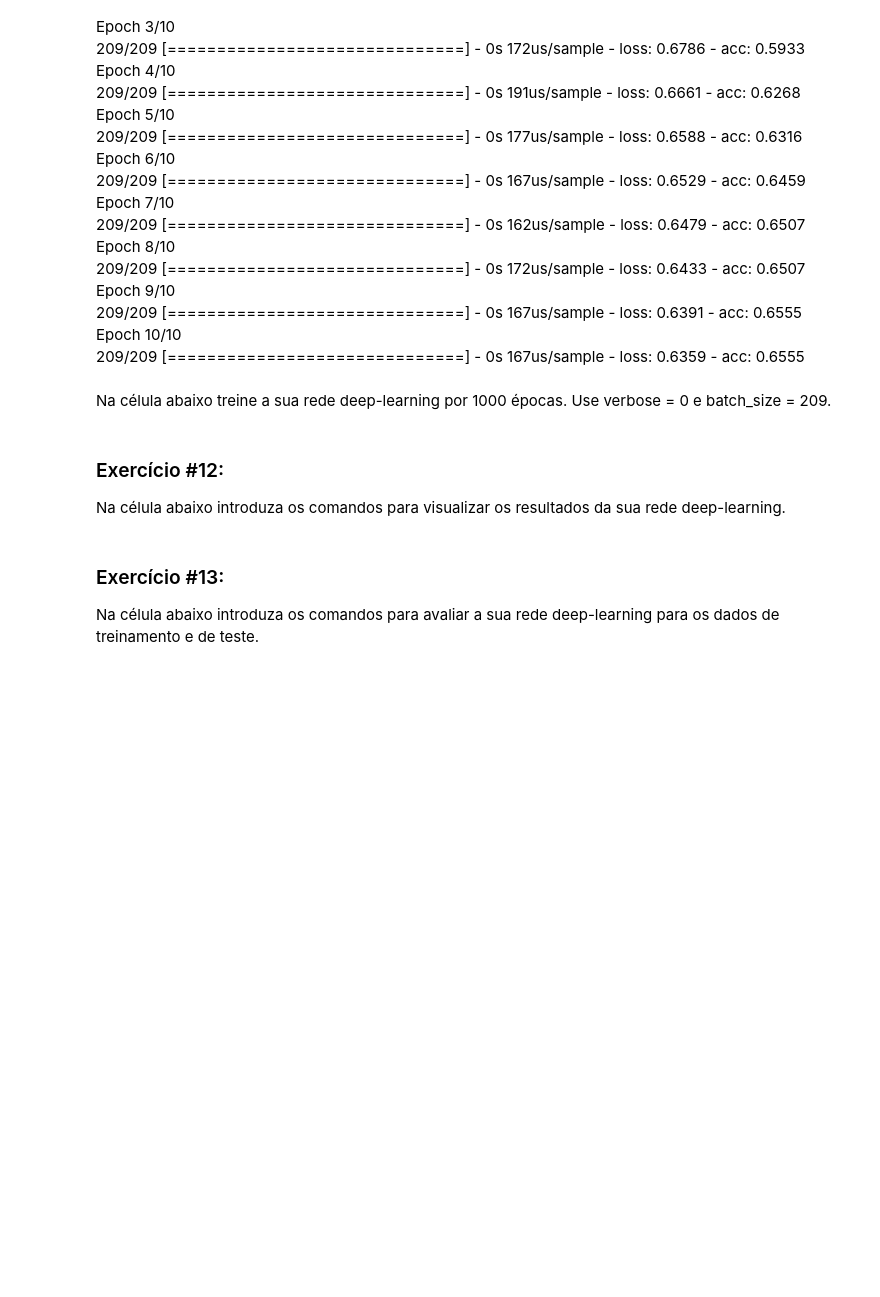
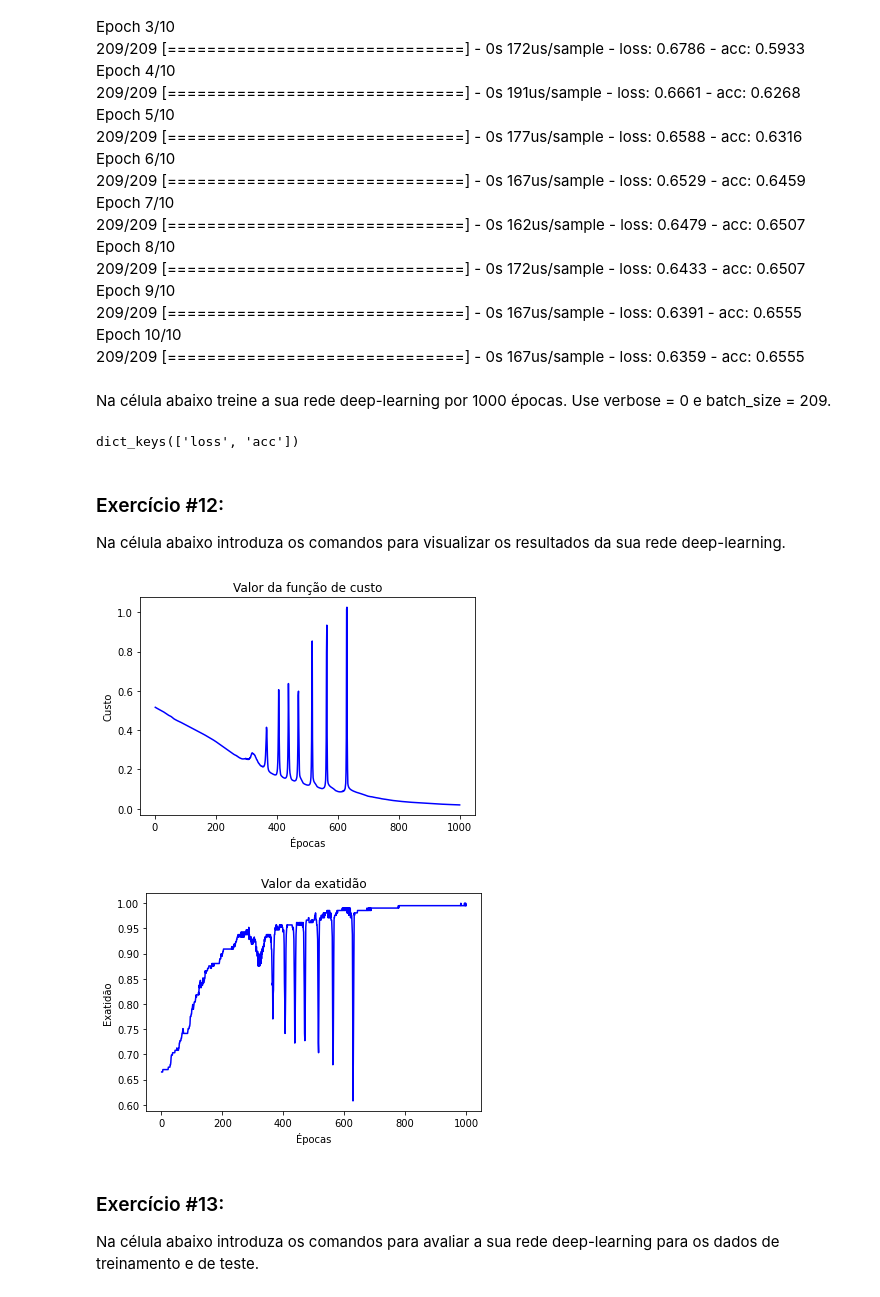
Before and after one commit to pigortekids/Notas4, a Jupyter notebook: aula5/T3_Classificação_binaria_keras.ipynb, the cells around one changed output. Saved outputs shown, nothing was run; the diff lists cells and outputs as text; code cells hidden in the pictures; blank space fills up the shorter version.

```diff
--- a/aula5/T3_Classificação_binaria_keras.ipynb
+++ b/aula5/T3_Classificação_binaria_keras.ipynb
@@ -607,7 +622,10 @@ def build_model(data_shape,n1,n2,n3,n4):
 
     # Adicione as camadas em seu modelo de RNA
     #### COMECE AQUI ### (≈ 4 linhas)
-    #
+    model.add(Dense(units=n1, activation='relu', input_dim=data_shape[0]))
+    model.add(Dense(units=n2, activation='relu'))
+    model.add(Dense(units=n3, activation='relu'))
+    model.add(Dense(units=n4, activation='sigmoid'))
     ### TERMINE AQUI ###
 
     return model
@@ -620,14 +638,14 @@ data_shape = (12288,)
 
 # Definição dos números de neurônios das camadas
 #### COMECE AQUI ### (≈ 4 linhas)
-#n1 =
-#n2 =
-#n3 =
-#n4 =
+n1 = 64
+n2 = 32
+n3 = 16
+n4 = 1
 ### TERMINE AQUI ###
 
 # Cria rede neural deep learning
 #### COMECE AQUI ### (≈ 2 linhas)
-#rnadl =
-#rnadl.
+rnadl = build_model(data_shape,n1,n2,n3,n4)
+rnadl.summary()
 ### TERMINE AQUI ###
@@ -661,11 +697,10 @@ Na célula abaixo compile e treine a sua rede deep-learning para 10 épocas. Ess
 
 # Compilação da rede
 ### COMECE AQUI ### (≈ 2 linhas)
-#sgd =
-#
+rnadl.compile(loss='binary_crossentropy', optimizer='sgd', metrics=['acc'])
 ### TERMINE AQUI ###
 
 # Teste de treinamento da rede
 ### COMECE AQUI ### (≈ 1 linha)
-#rnadl.
+rnadl.fit(train_set_x, train_set_y, epochs=10, batch_size=209)
 ### TERMINE AQUI ###
@@ -698,12 +755,14 @@ Na célula abaixo treine a sua rede deep-learning por 1000 épocas. Use verbose
 # PARA VOCÊ FAZER: treinamento da rede deep-learning por 1000 épocas
 
 ### COMECE AQUI ### (≈ 1 linha)
-#historydl =
+historydl = rnadl.fit(train_set_x, train_set_y, epochs=1000, batch_size=209, verbose=0)
 ### TERMINE AQUI ###
 
 # Vamos verificar quais variáveis foram salvas no processo de treinamento
 historydl_dict = historydl.history
 historydl_dict.keys()
+# %% [output]
+dict_keys(['loss', 'acc'])
 # %% [markdown]
 ### Exercício #12:
 
@@ -711,26 +770,37 @@ Na célula abaixo introduza os comandos para visualizar os resultados da sua red
 # %%
 # PARA VOCÊ FAZER: visualização do resultado do treinamento da rede deep-learning
 
 # Salva custo e exatidão em vetores
 ### COMECE AQUI ### (≈ 2 linhas)
-#custodl =
-#exatidaodl =
+custodl = historydl_dict['loss']
+exatidaodl = historydl_dict['acc']
 ### TERMINE AQUI ###
 
 # Cria vetor de épocas
 ### COMECE AQUI ### (≈ 1 linha)
-#epocasdl =
+epocasdl = range(1, len(custo) + 1)
 ### TERMINE AQUI ###
 
 # Gráfico do custo em funçaõ das épocas
 ### COMECE AQUI ### (≈ 5 linhas)
-#
+plt.plot(epocasdl, custodl, 'b')
+plt.title('Valor da função de custo')
+plt.xlabel('Épocas')
+plt.ylabel('Custo')
+plt.show()
 ### TERMINE AQUI ###
 
 # Gráfico da exatidão em função das épocas
 ### COMECE AQUI ### (≈ 5 linhas)
-#
+plt.plot(epocasdl, exatidaodl, 'b')
+plt.title('Valor da exatidão')
+plt.xlabel('Épocas')
+plt.ylabel('Exatidão')
+plt.show()
 ### TERMINE AQUI ###
+# %% [output]
+[figure, added]
+[figure, added]
 # %% [markdown]
 ### Exercício #13:
 
```
Also changed, not shown: parts of 11 cells of this notebook.
